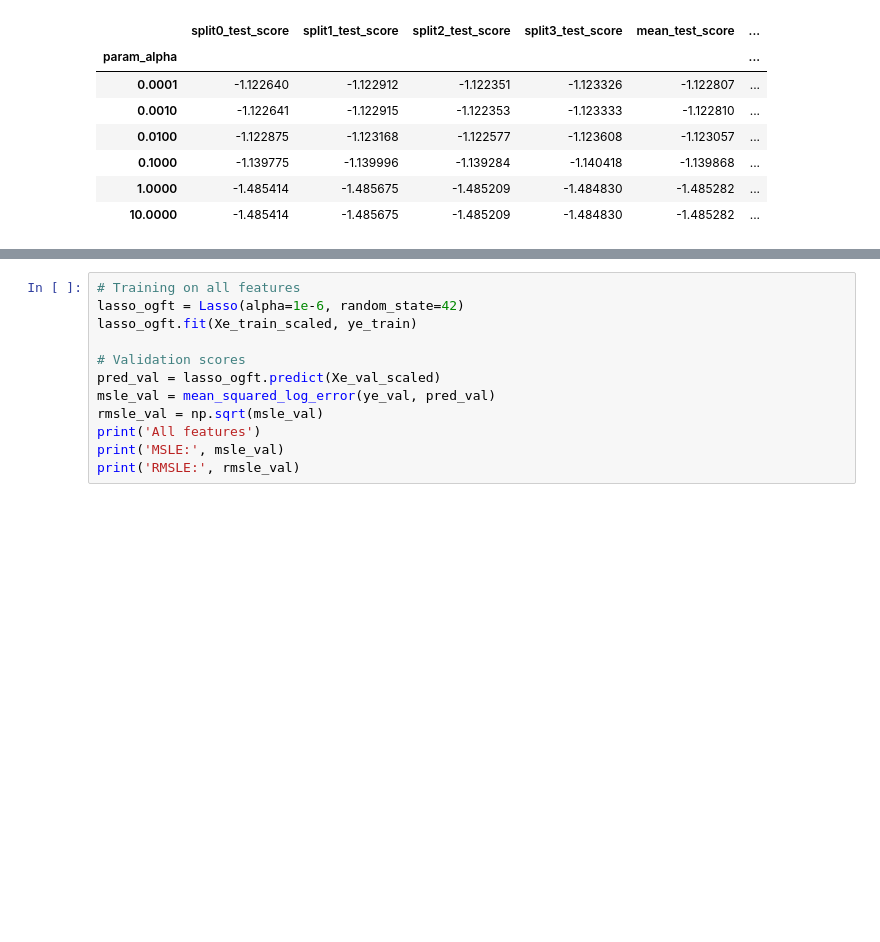
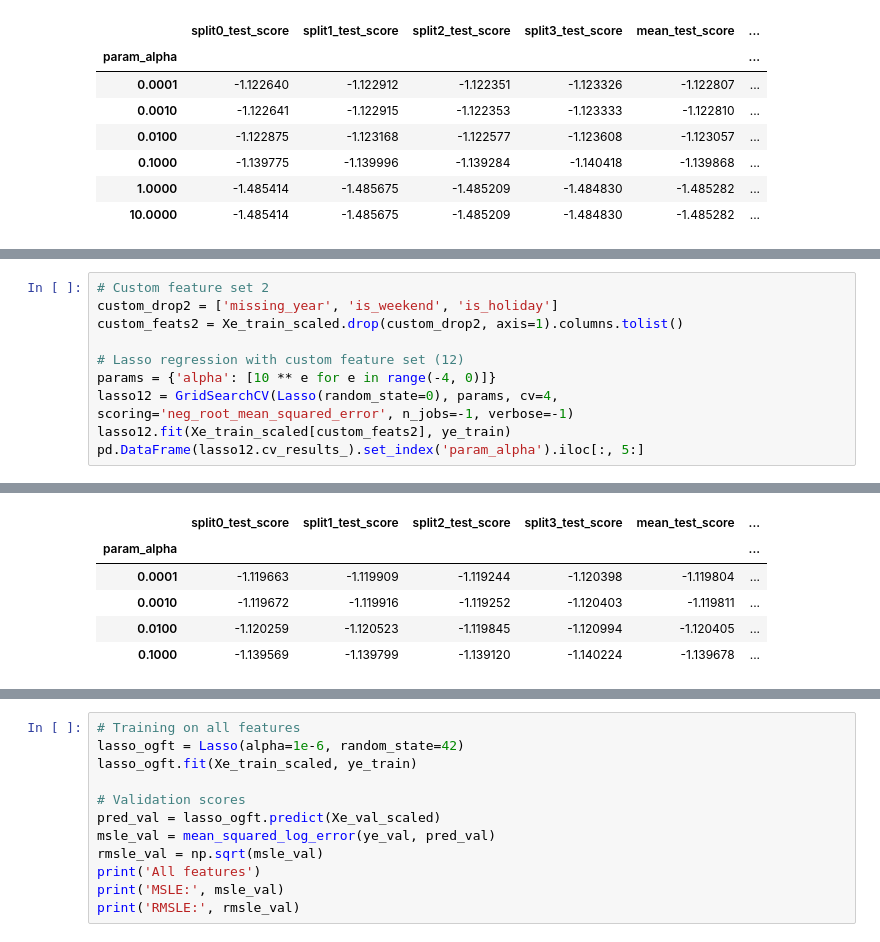
Before and after one commit to tri-bui/energy-predictor, a Jupyter notebook: notebooks/04-modeling.ipynb, the cells around one changed output, grey strips where cells are left out. Cells and saved outputs as stored; diff of their text form; blank space fills up the shorter version.

Commit message:
Create new custom feature set for modeling in notebook 04

```diff
--- a/notebooks/04-modeling.ipynb
+++ b/notebooks/04-modeling.ipynb
@@ -472,0 +480,11 @@ We can also see that going from an `alpha` value of `0.001` to `0.0001` did not
+# %%
+# Custom feature set 2
+custom_drop2 = ['missing_year', 'is_weekend', 'is_holiday']
+custom_feats2 = Xe_train_scaled.drop(custom_drop2, axis=1).columns.tolist()
+
+# Lasso regression with custom feature set (12)
+params = {'alpha': [10 ** e for e in range(-4, 0)]}
+lasso12 = GridSearchCV(Lasso(random_state=0), params, cv=4, scoring='neg_root_mean_squared_error', n_jobs=-1, verbose=-1)
+lasso12.fit(Xe_train_scaled[custom_feats2], ye_train)
+pd.DataFrame(lasso12.cv_results_).set_index('param_alpha').iloc[:, 5:]
+# %% [output]
@@ -472,0 +493,6 @@ We can also see that going from an `alpha` value of `0.001` to `0.0001` did not
+|  | split0_test_score | split1_test_score | split2_test_score | split3_test_score | mean_test_score | ... |
+| param_alpha |  |  |  |  |  | ... |
+| 0.0001 | -1.119663 | -1.119909 | -1.119244 | -1.120398 | -1.119804 | ... |
+| 0.0010 | -1.119672 | -1.119916 | -1.119252 | -1.120403 | -1.119811 | ... |
+| 0.0100 | -1.120259 | -1.120523 | -1.119845 | -1.120994 | -1.120405 | ... |
+| 0.1000 | -1.139569 | -1.139799 | -1.139120 | -1.140224 | -1.139678 | ... |
```
Also changed, not shown: parts of 4 cells of this notebook.
